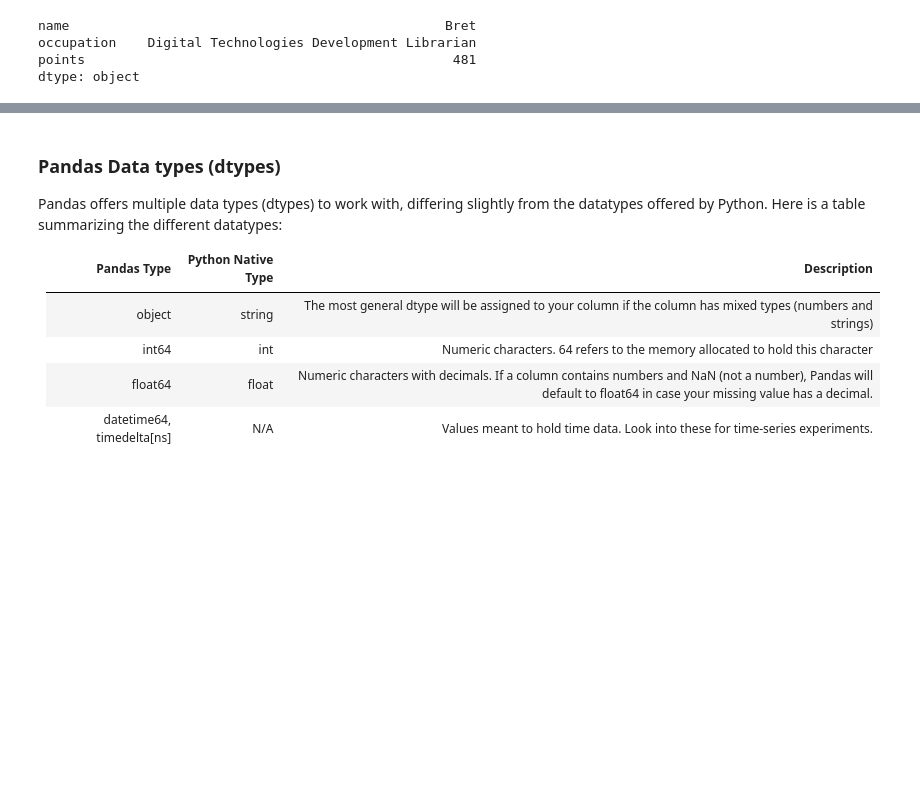
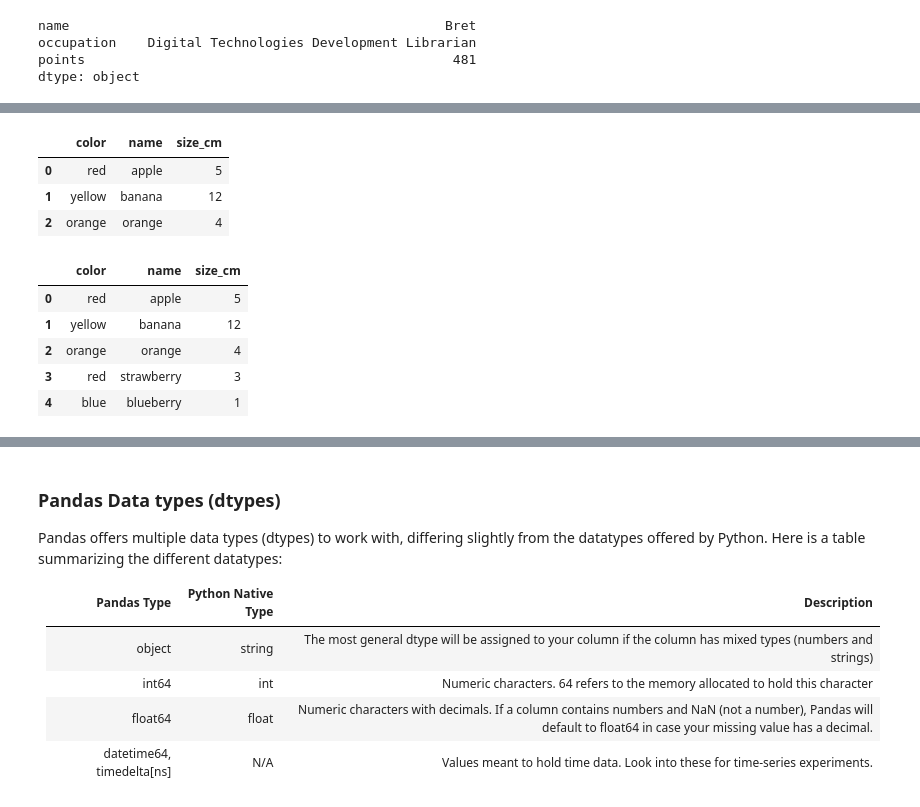
Before and after one commit to NCSU-Libraries/pandas-code4lib-2017, a Jupyter notebook: notebooks/workshop_1.ipynb, the cells around one changed output, grey strips where cells are left out. Drawn from its saved outputs; the diff is of its cells as text; code cells hidden in the pictures; blank space fills up the shorter version.

```diff
--- a/notebooks/workshop_1.ipynb
+++ b/notebooks/workshop_1.ipynb
@@ -86 +93,24 @@ dtype: object
+# %%
+fruits_df = pd.DataFrame({'name': ['apple', 'banana', 'orange'],
+                          'color': ['red', 'yellow', 'orange'],
+                          'size_cm': [5, 12, 4]})
+fruits_df
+# %% [output]
+|  | color | name | size_cm |
+| 0 | red | apple | 5 |
+| 1 | yellow | banana | 12 |
+| 2 | orange | orange | 4 |
+# %%
+# adding new rows
+more_fruits_df = pd.DataFrame({'name': ['strawberry', 'blueberry'],
+                          'color': ['red', 'blue'],
+                          'size_cm': [3, 1]})
+fruits_df.append(more_fruits_df, ignore_index=True)
+# %% [output]
+|  | color | name | size_cm |
+| 0 | red | apple | 5 |
+| 1 | yellow | banana | 12 |
+| 2 | orange | orange | 4 |
+| 3 | red | strawberry | 3 |
+| 4 | blue | blueberry | 1 |
 # %% [markdown]
```
Also changed, not shown: parts of 10 cells of this notebook, 2 other files.
